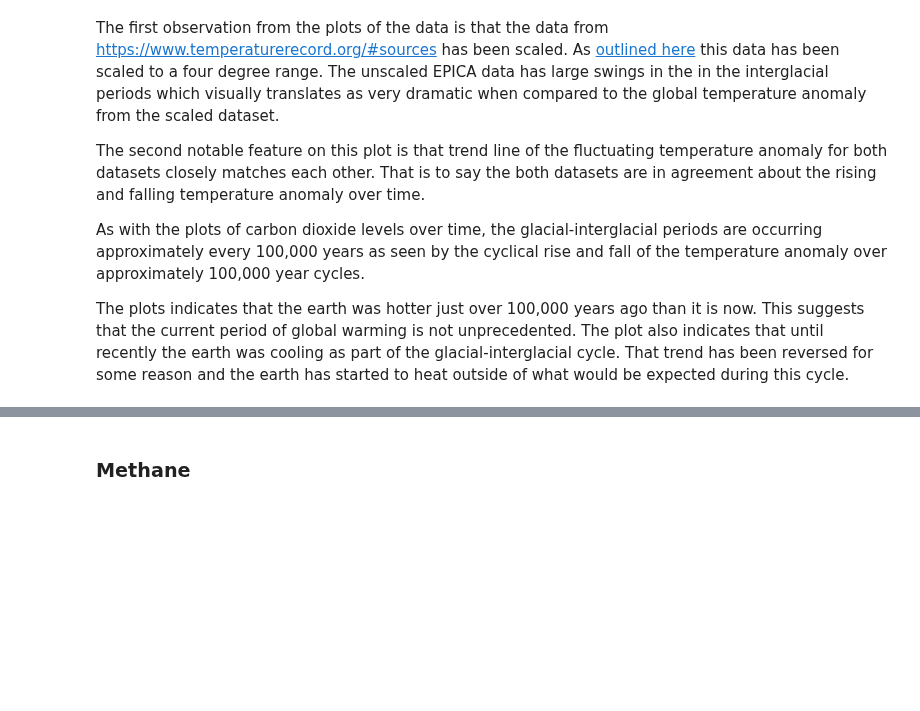
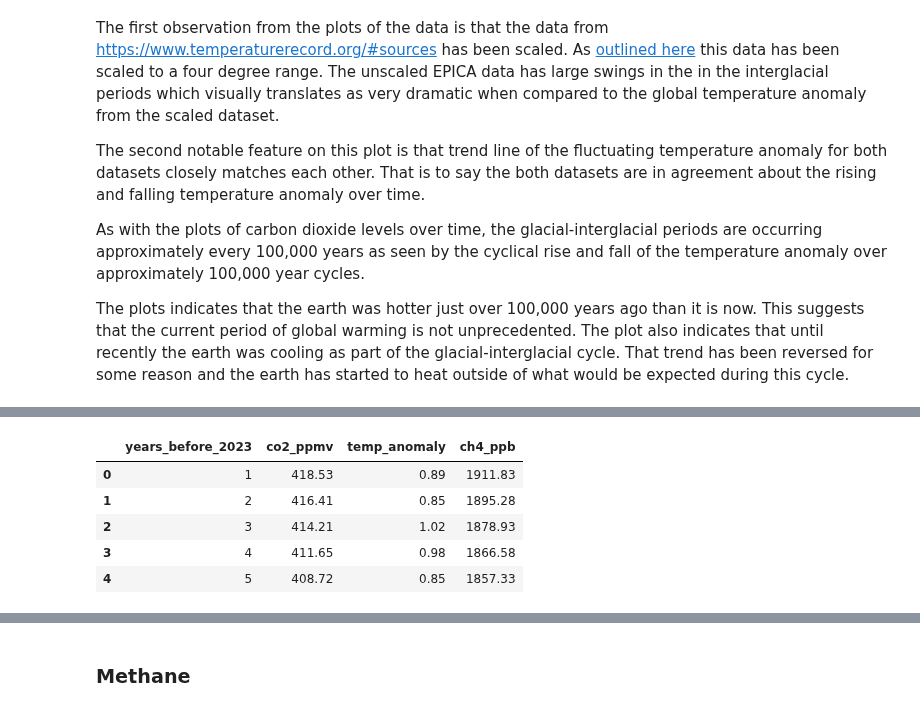
Before and after one commit to humphs078/Owner-avatar-programming_for_data_analysis_assignment_2, a Jupyter notebook: submission.ipynb, the cells around one changed output, grey strips where cells are left out. Saved outputs shown, nothing was run; the diff lists cells and outputs as text; code cells hidden in the pictures; blank space fills up the shorter version.

```diff
--- a/submission.ipynb
+++ b/submission.ipynb
@@ -1716,0 +1724,9 @@ plt.show()
+# %%
+fused_data.head()
+# %% [output]
+|  | years_before_2023 | co2_ppmv | temp_anomaly | ch4_ppb |
+| 0 | 1 | 418.53 | 0.89 | 1911.83 |
+| 1 | 2 | 416.41 | 0.85 | 1895.28 |
+| 2 | 3 | 414.21 | 1.02 | 1878.93 |
+| 3 | 4 | 411.65 | 0.98 | 1866.58 |
+| 4 | 5 | 408.72 | 0.85 | 1857.33 |
```
Also changed, not shown: parts of 30 cells of this notebook, 1 other file.
